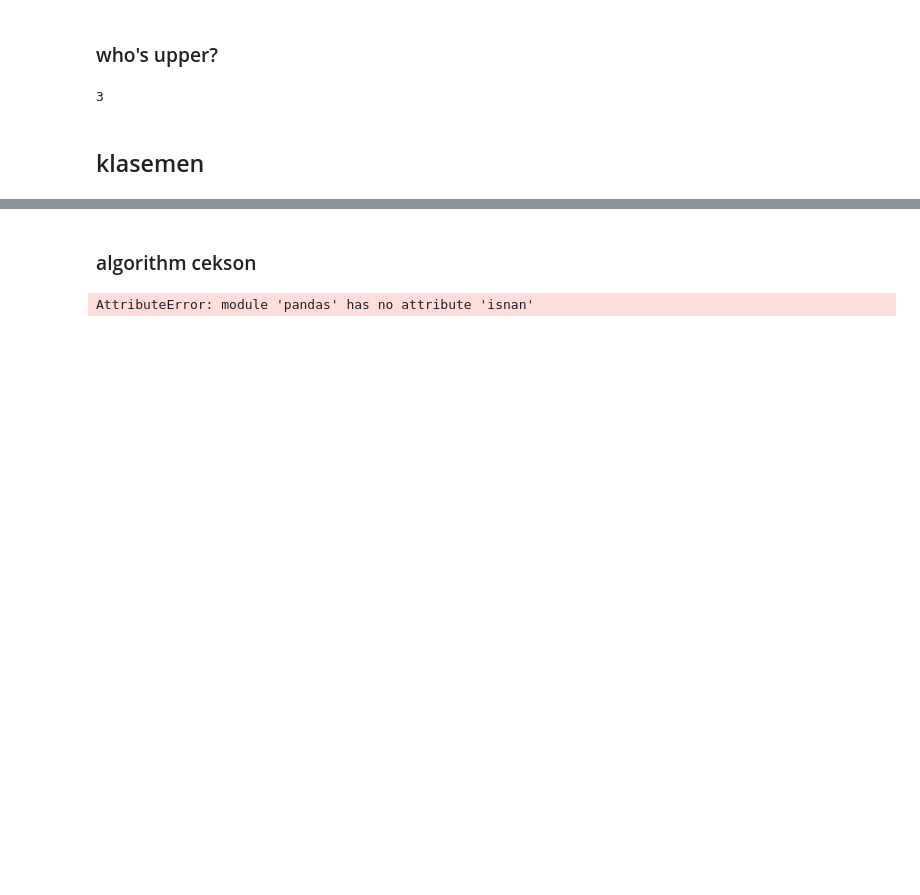
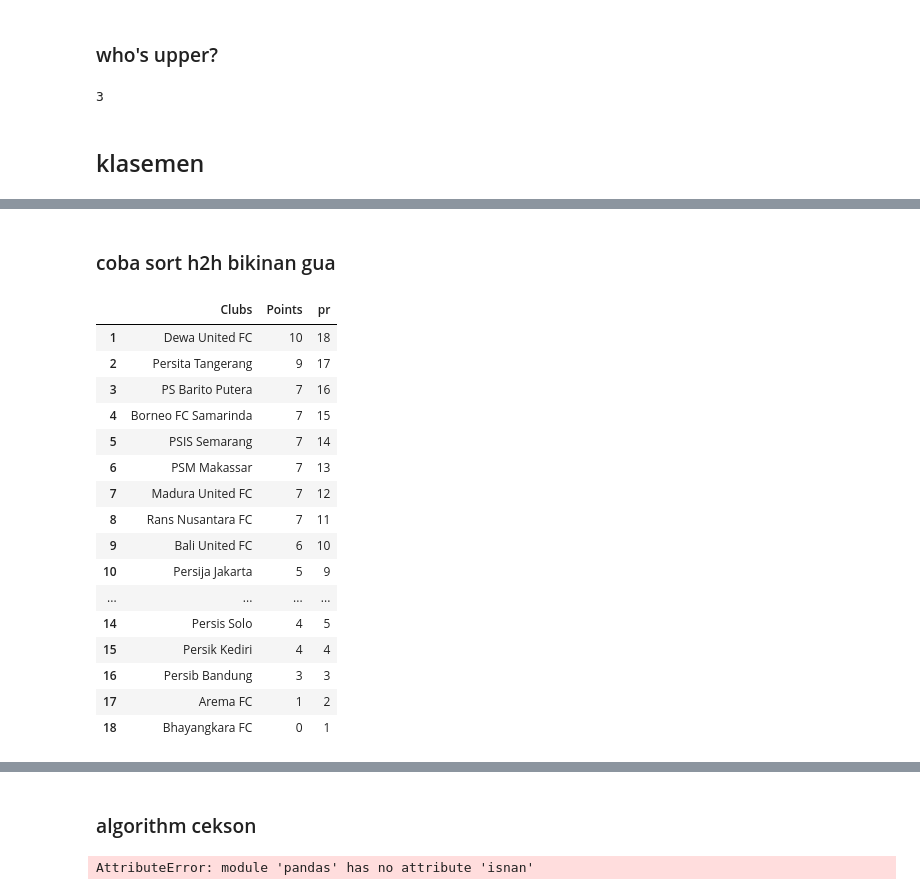
Before and after one commit to lpttprnc/liga-1, a Jupyter notebook: cek123dicoba.ipynb, the cells around one changed output, grey strips where cells are left out. Drawn from its saved outputs; the diff is of its cells as text; code cells hidden in the pictures; blank space fills up the shorter version.

```diff
--- a/cek123dicoba.ipynb
+++ b/cek123dicoba.ipynb
@@ -242,0 +256,26 @@ tables
+# %% [markdown]
+### coba sort h2h bikinan gua
+# %%
+# another dataframe
+pridx=n.array((range(18,0,-1)))
+sh = tables[['Clubs','Points']]
+sh.insert(2,'pr',pridx)
+sh
+# %% [output]
+|  | Clubs | Points | pr |
+| 1 | Dewa United FC | 10 | 18 |
+| 2 | Persita Tangerang | 9 | 17 |
+| 3 | PS Barito Putera | 7 | 16 |
+| 4 | Borneo FC Samarinda | 7 | 15 |
+| 5 | PSIS Semarang | 7 | 14 |
+| 6 | PSM Makassar | 7 | 13 |
+| 7 | Madura United FC | 7 | 12 |
+| 8 | Rans Nusantara FC | 7 | 11 |
+| 9 | Bali United FC | 6 | 10 |
+| 10 | Persija Jakarta | 5 | 9 |
+| ... | ... | ... | ... |
+| 14 | Persis Solo | 4 | 5 |
+| 15 | Persik Kediri | 4 | 4 |
+| 16 | Persib Bandung | 3 | 3 |
+| 17 | Arema FC | 1 | 2 |
+| 18 | Bhayangkara FC | 0 | 1 |
```
Also changed, not shown: parts of 13 cells of this notebook.
